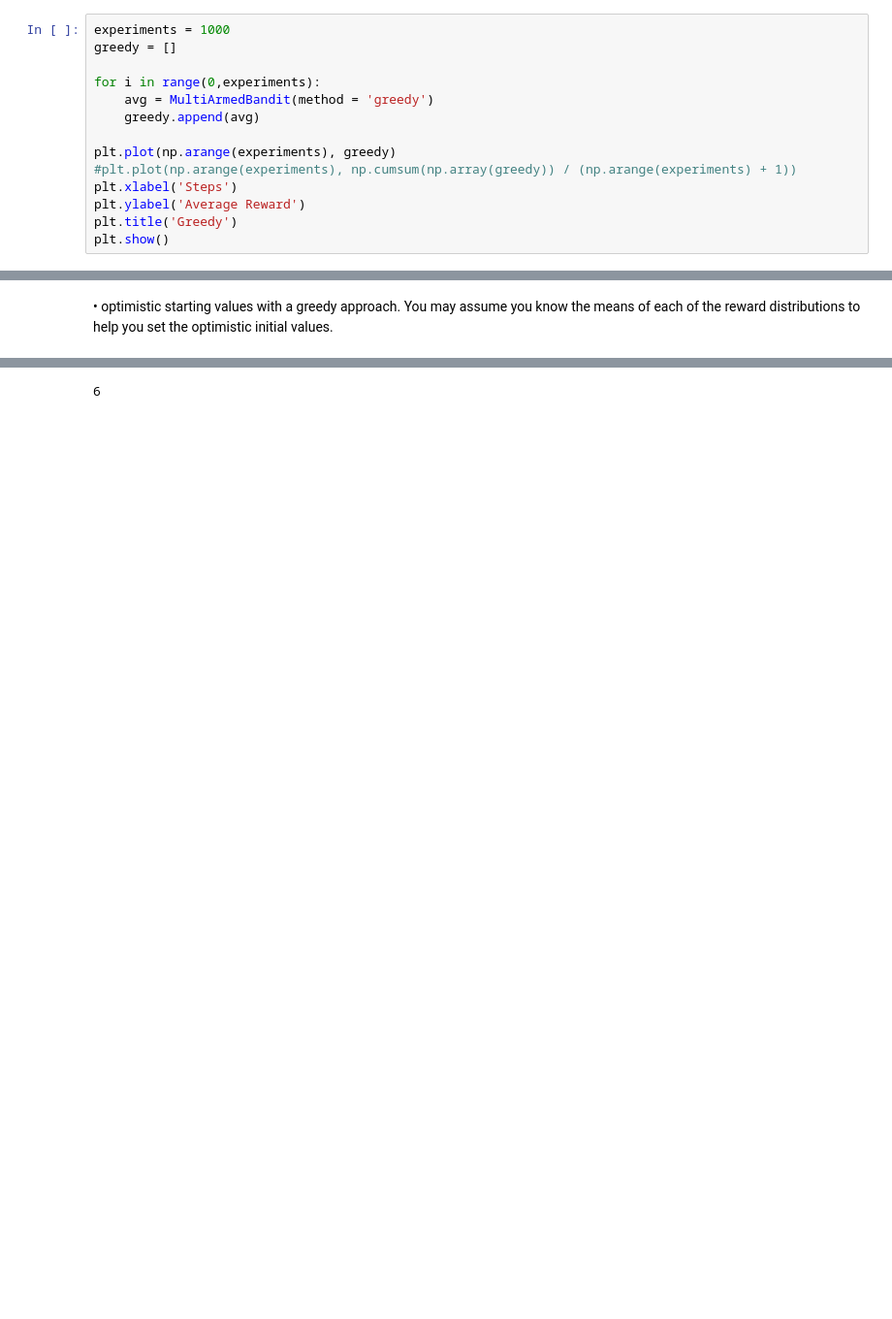
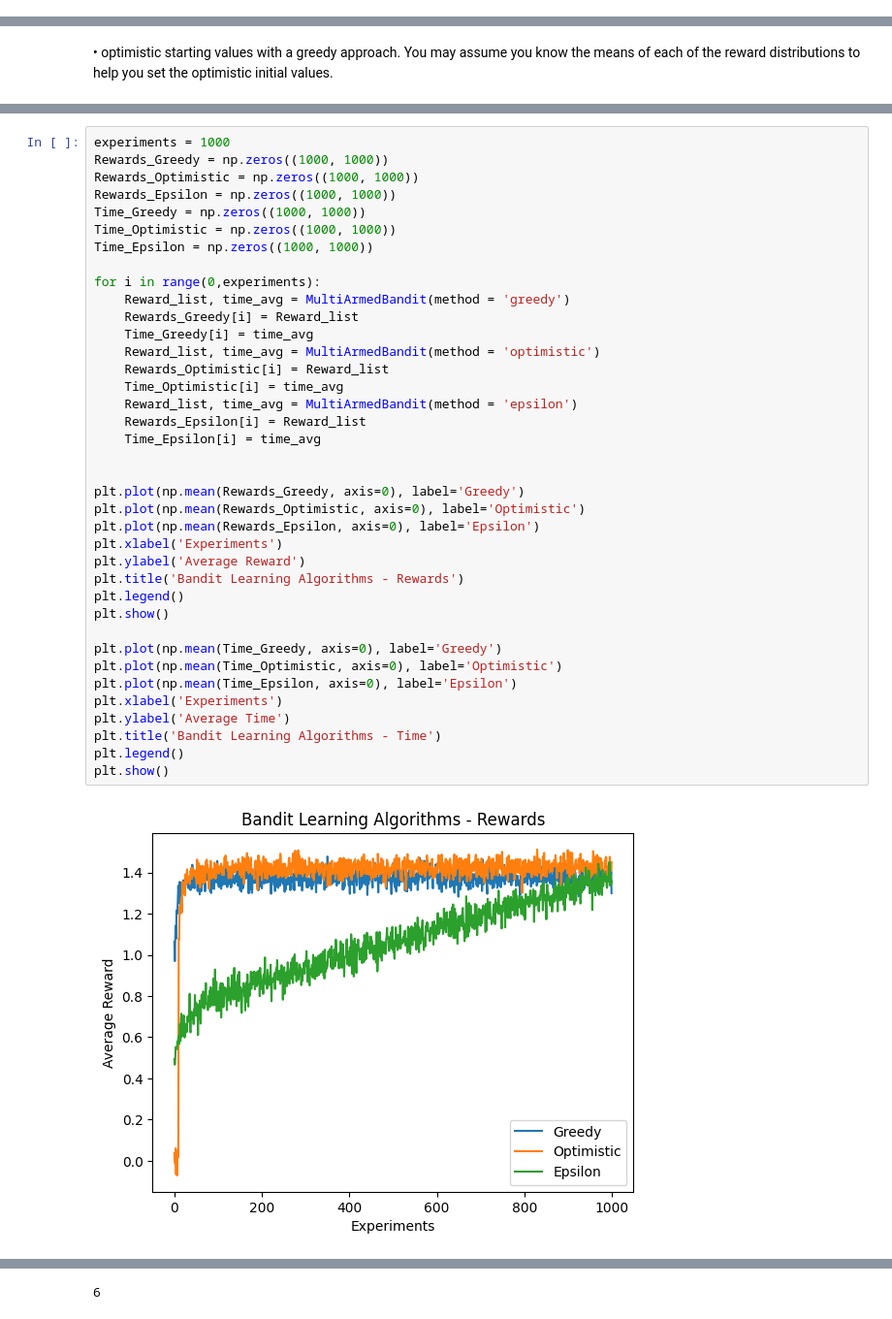
Before and after one commit to Mausoleoo/Multi-Armed-Bandit-Algorithm, a Jupyter notebook: Bandit Learning.ipynb, the cells around one changed output, grey strips where cells are left out. Shown at 97% size. Drawn from its saved outputs; the diff is of its cells as text; blank space fills up the shorter version.

Commit message:
Function with 3 methods working

```diff
--- a/Bandit Learning.ipynb
+++ b/Bandit Learning.ipynb
@@ -76,16 +111,2 @@ def MultiArmedBandit(n = 10, steps = 1000, method = 'greedy'):
 
 We start by looking at a simple bandit problem with stationary reward distributions. Consider the socalled k-armed testbed, with k = 10, with normally distributed rewards. Generate a set of ten means µ1, . . . , µ10 from a N(0, 1) distribution and suppose that the arms 1 through 10 have N(µi, 1) reward distributions where i = 1, . . . , 10. You goal is to learn the action values corresponding to each of the 10 arms, i.e., the expected rewards q∗ (a) for a = 1, . . . 10 using the different methods we discussed for doing so.
-# %%
-experiments = 1000
-greedy = []
-
-for i in range(0,experiments):
-    avg = MultiArmedBandit(method = 'greedy')
-    greedy.append(avg)
-
-plt.plot(np.arange(experiments), greedy)
-#plt.plot(np.arange(experiments), np.cumsum(np.array(greedy)) / (np.arange(experiments) + 1))
-plt.xlabel('Steps')
-plt.ylabel('Average Reward')
-plt.title('Greedy')
-plt.show()
@@ -249,0 +119,40 @@ print(Q[Highest_Number])
+# %%
+experiments = 1000
+Rewards_Greedy = np.zeros((1000, 1000))
+Rewards_Optimistic = np.zeros((1000, 1000))
+Rewards_Epsilon = np.zeros((1000, 1000))
+Time_Greedy = np.zeros((1000, 1000))
+Time_Optimistic = np.zeros((1000, 1000))
+Time_Epsilon = np.zeros((1000, 1000))
+
+for i in range(0,experiments):
+    Reward_list, time_avg = MultiArmedBandit(method = 'greedy')
+    Rewards_Greedy[i] = Reward_list
+    Time_Greedy[i] = time_avg
+    Reward_list, time_avg = MultiArmedBandit(method = 'optimistic')
+    Rewards_Optimistic[i] = Reward_list
+    Time_Optimistic[i] = time_avg
+    Reward_list, time_avg = MultiArmedBandit(method = 'epsilon')
+    Rewards_Epsilon[i] = Reward_list
+    Time_Epsilon[i] = time_avg
+
+
+plt.plot(np.mean(Rewards_Greedy, axis=0), label='Greedy')
+plt.plot(np.mean(Rewards_Optimistic, axis=0), label='Optimistic')
+plt.plot(np.mean(Rewards_Epsilon, axis=0), label='Epsilon')
+plt.xlabel('Experiments')
+plt.ylabel('Average Reward')
+plt.title('Bandit Learning Algorithms - Rewards')
+plt.legend()
+plt.show()
+
+plt.plot(np.mean(Time_Greedy, axis=0), label='Greedy')
+plt.plot(np.mean(Time_Optimistic, axis=0), label='Optimistic')
+plt.plot(np.mean(Time_Epsilon, axis=0), label='Epsilon')
+plt.xlabel('Experiments')
+plt.ylabel('Average Time')
+plt.title('Bandit Learning Algorithms - Time')
+plt.legend()
+plt.show()
+# %% [output]
+[figure, added]
```
Also changed, not shown: parts of 8 cells of this notebook.
